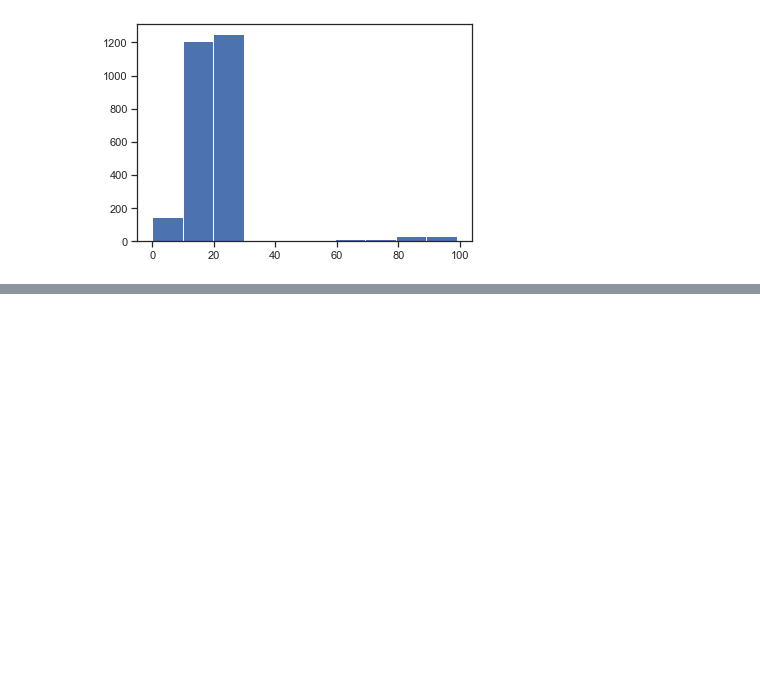
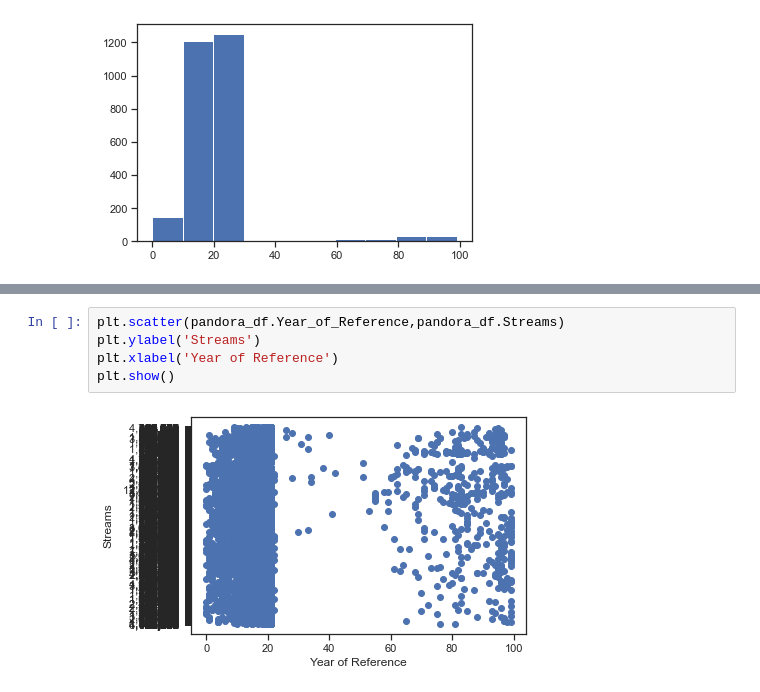
Before and after one commit to LJRollerII/mlc-project-napster, a Jupyter notebook: notebooks/MLC_Project.ipynb, the cells around one changed output, grey strips where cells are left out. Drawn from its saved outputs; the diff is of its cells as text; blank space fills up the shorter version.

```diff
--- a/notebooks/MLC_Project.ipynb
+++ b/notebooks/MLC_Project.ipynb
@@ -926,0 +974,7 @@ plt.show()
+# %%
+plt.scatter(pandora_df.Year_of_Reference,pandora_df.Streams)
+plt.ylabel('Streams')
+plt.xlabel('Year of Reference')
+plt.show()
+# %% [output]
+[figure, added]
```
Also changed, not shown: parts of 74 cells of this notebook.
